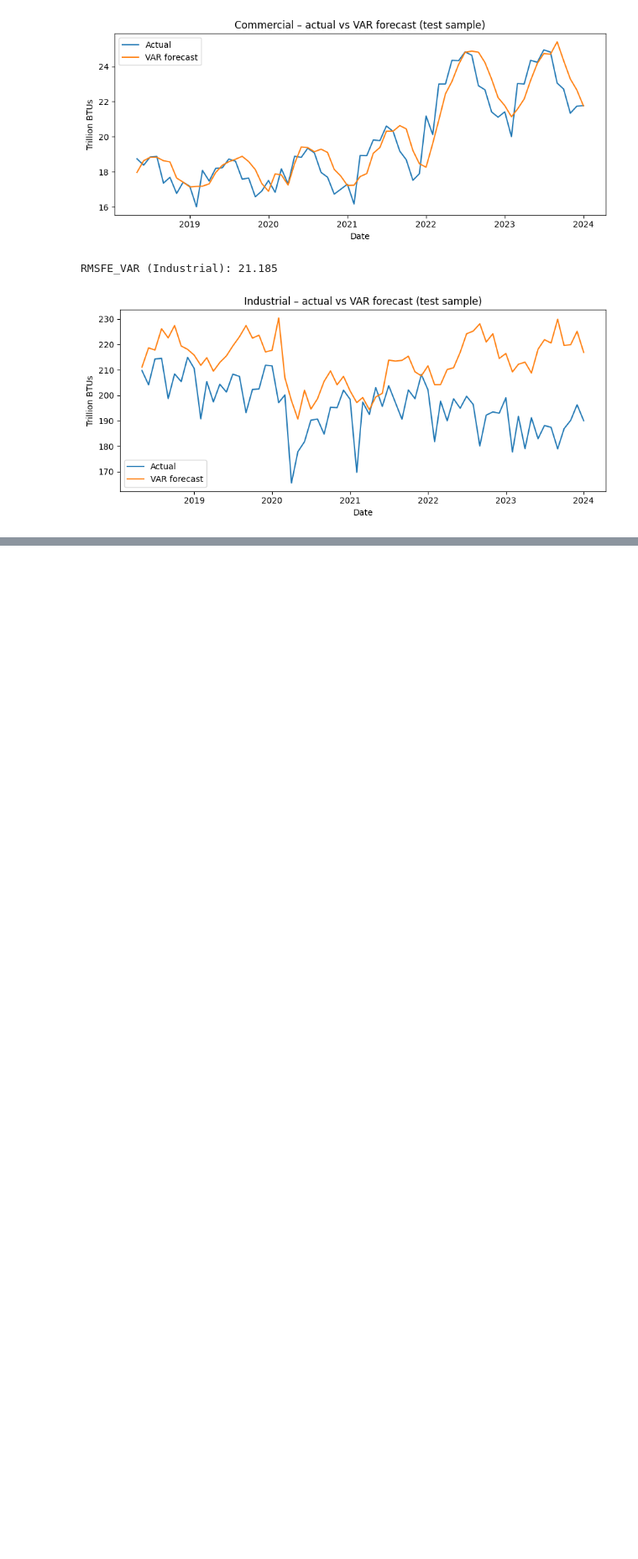
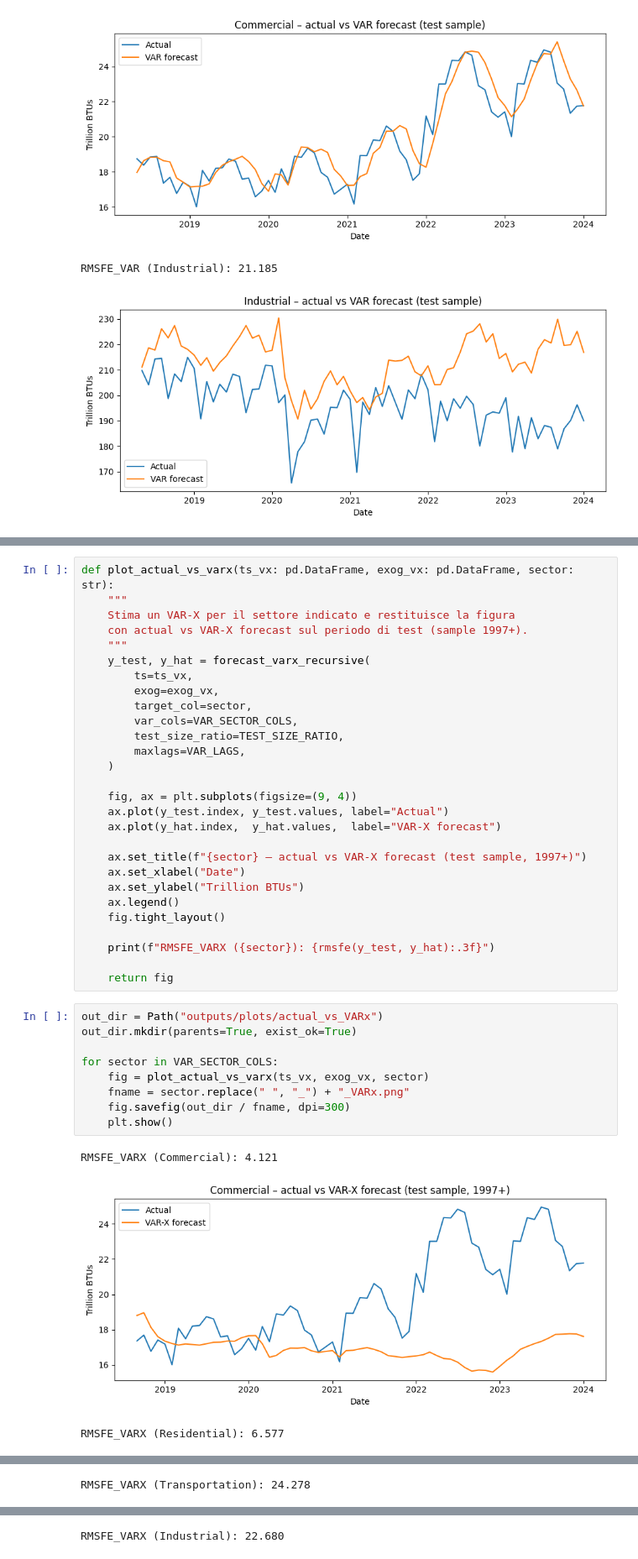
Before and after one commit to leilacielok/time-series-forecasting, a Jupyter notebook: analysis_plots.ipynb, the cells around one changed output, grey strips where cells are left out. Shown at 84% size. Saved outputs shown, nothing was run; the diff lists cells and outputs as text; blank space fills up the shorter version.

Commit message:
visualization var x forecasting

```diff
--- a/analysis_plots.ipynb
+++ b/analysis_plots.ipynb
@@ -379,0 +417,41 @@ RMSFE_VAR (Industrial): 21.185
+# %%
+def plot_actual_vs_varx(ts_vx: pd.DataFrame, exog_vx: pd.DataFrame, sector: str):
+    """
+    Stima un VAR-X per il settore indicato e restituisce la figura
+    con actual vs VAR-X forecast sul periodo di test (sample 1997+).
+    """
+    y_test, y_hat = forecast_varx_recursive(
+        ts=ts_vx,
+        exog=exog_vx,
+        target_col=sector,
+        var_cols=VAR_SECTOR_COLS,
+        test_size_ratio=TEST_SIZE_RATIO,
+        maxlags=VAR_LAGS,
+    )
+
+    fig, ax = plt.subplots(figsize=(9, 4))
+    ax.plot(y_test.index, y_test.values, label="Actual")
+    ax.plot(y_hat.index,  y_hat.values,  label="VAR-X forecast")
+
+    ax.set_title(f"{sector} – actual vs VAR-X forecast (test sample, 1997+)")
+    ax.set_xlabel("Date")
+    ax.set_ylabel("Trillion BTUs")
+    ax.legend()
+    fig.tight_layout()
+
+    print(f"RMSFE_VARX ({sector}): {rmsfe(y_test, y_hat):.3f}")
+
+    return fig
+# %%
+out_dir = Path("outputs/plots/actual_vs_VARx")
+out_dir.mkdir(parents=True, exist_ok=True)
+
+for sector in VAR_SECTOR_COLS:
+    fig = plot_actual_vs_varx(ts_vx, exog_vx, sector)
+    fname = sector.replace(" ", "_") + "_VARx.png"
+    fig.savefig(out_dir / fname, dpi=300)
+    plt.show()
+# %% [output]
+RMSFE_VARX (Commercial): 4.121
+[figure, added]
+RMSFE_VARX (Residential): 6.577
@@ -379,0 +459 @@ RMSFE_VAR (Industrial): 21.185
+RMSFE_VARX (Transportation): 24.278
@@ -379,0 +461 @@ RMSFE_VAR (Industrial): 21.185
+RMSFE_VARX (Industrial): 22.680
```
Also changed, not shown: parts of 3 cells of this notebook, 5 other files.
